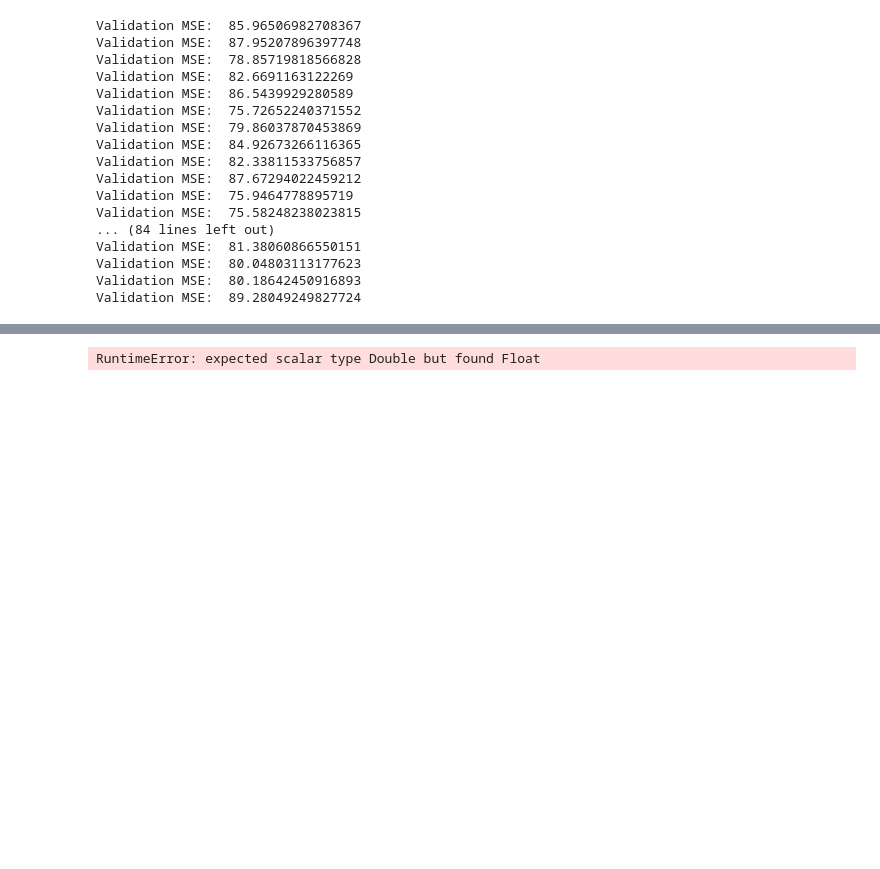
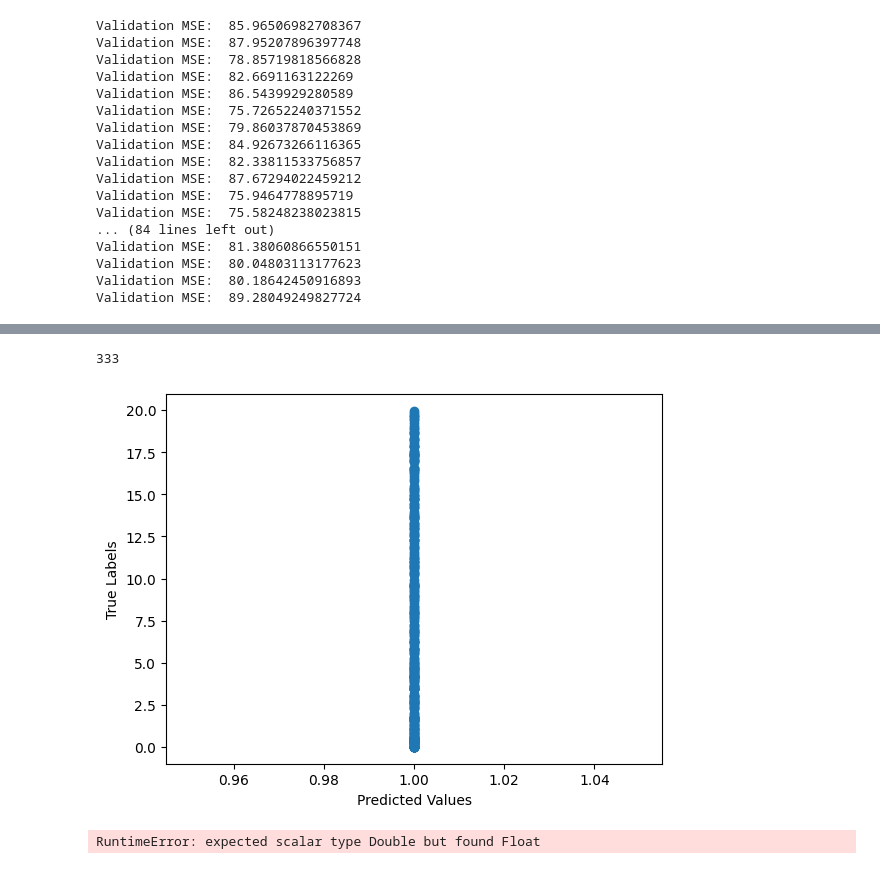
Before and after one commit to nlsschim/practical_deep_learning_for_coders, a Jupyter notebook: notebooks/lesson_01.ipynb, the cells around one changed output, grey strips where cells are left out. Saved outputs shown, nothing was run; the diff lists cells and outputs as text; code cells hidden in the pictures; blank space fills up the shorter version.

Commit message:
quick plot for predictions vs true labels

```diff
--- a/notebooks/lesson_01.ipynb
+++ b/notebooks/lesson_01.ipynb
@@ -282,3 +264,19 @@ Predictions:  [[1.        ]
+# %%
+len(targets)
+# %% [output]
+333
+# %%
+# Convert the predicted and true labels to NumPy arrays
+#preds = preds.detach().numpy()
+#labels = labels.detach().numpy()
+
+# Create a scatter plot
+plt.scatter(preds, targets)
+plt.xlabel('Predicted Values')
+plt.ylabel('True Labels')
+plt.show()
+# %% [output]
+[figure, added]
 # %%
 num_epochs = 10
 
```
Also changed, not shown: parts of 1 cell of this notebook.
